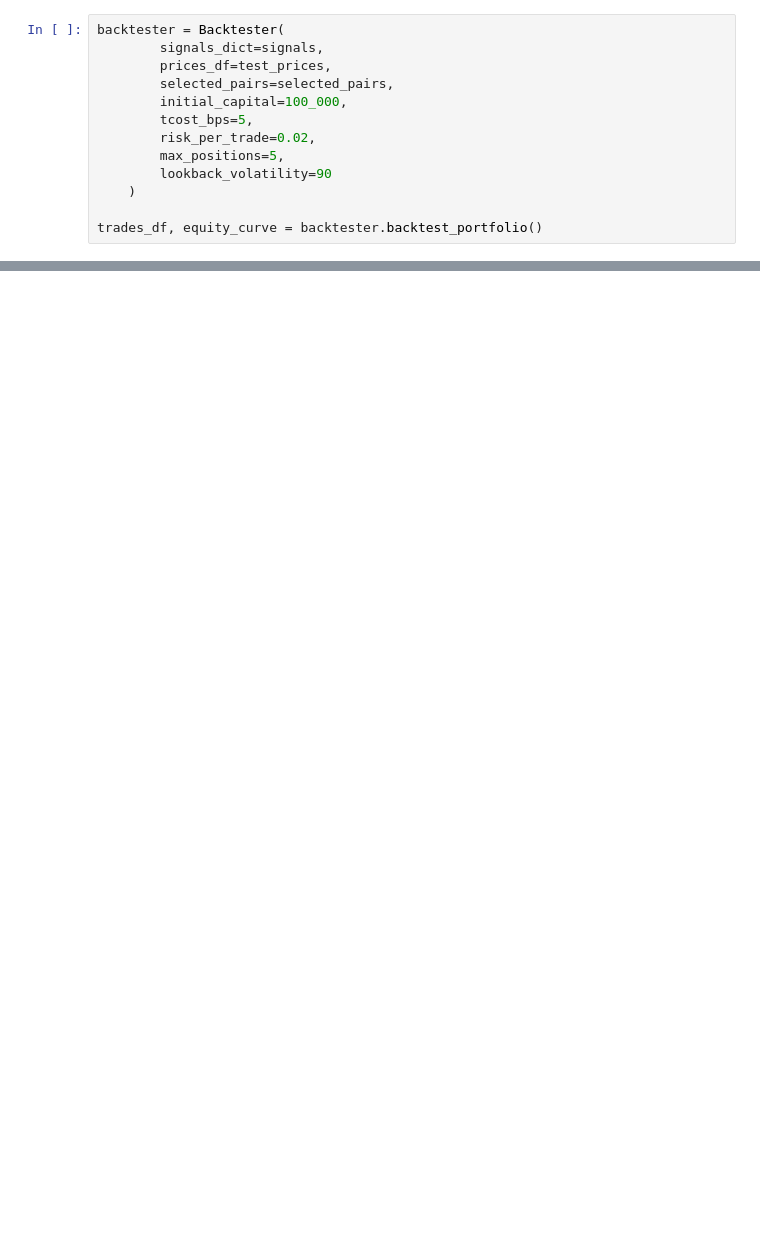
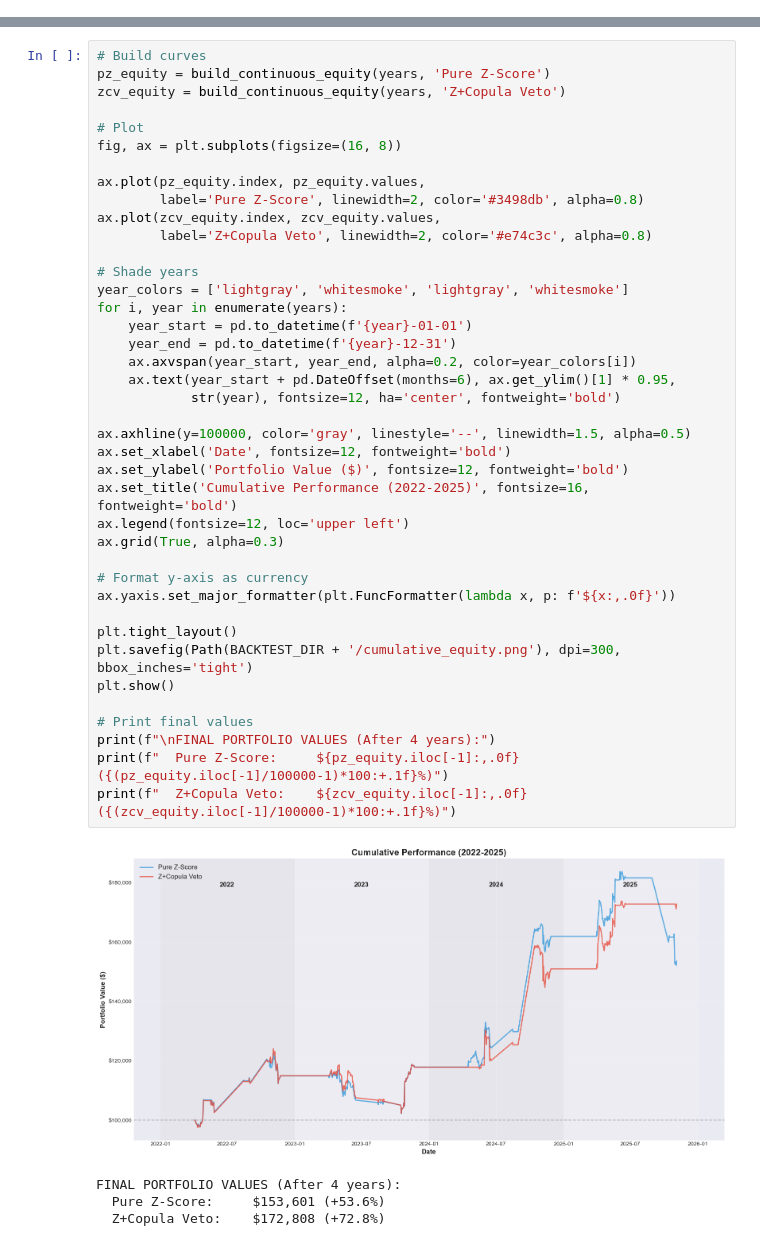
Before and after one commit to Adeleye-Emmanuel/Pairs-Trading-Statistical-Arbitrage, a Jupyter notebook: notebooks/Analysis.ipynb, the cells around one changed output, grey strips where cells are left out. Cells and saved outputs as stored; diff of their text form; blank space fills up the shorter version.

```diff
--- a/notebooks/Analysis.ipynb
+++ b/notebooks/Analysis.ipynb
@@ -451,13 +0,0 @@ Generating signals for ADBE_LIN (using Student_t)...
-# %%
-backtester = Backtester(
-        signals_dict=signals,
-        prices_df=test_prices,
-        selected_pairs=selected_pairs,
-        initial_capital=100_000,
-        tcost_bps=5,
-        risk_per_trade=0.02,
-        max_positions=5,
-        lookback_volatility=90
-    )
-
-trades_df, equity_curve = backtester.backtest_portfolio()
@@ -791,0 +302,45 @@ ANALYSIS COMPLETE
+# %%
+# Build curves
+pz_equity = build_continuous_equity(years, 'Pure Z-Score')
+zcv_equity = build_continuous_equity(years, 'Z+Copula Veto')
+
+# Plot
+fig, ax = plt.subplots(figsize=(16, 8))
+
+ax.plot(pz_equity.index, pz_equity.values,
+        label='Pure Z-Score', linewidth=2, color='#3498db', alpha=0.8)
+ax.plot(zcv_equity.index, zcv_equity.values,
+        label='Z+Copula Veto', linewidth=2, color='#e74c3c', alpha=0.8)
+
+# Shade years
+year_colors = ['lightgray', 'whitesmoke', 'lightgray', 'whitesmoke']
+for i, year in enumerate(years):
+    year_start = pd.to_datetime(f'{year}-01-01')
+    year_end = pd.to_datetime(f'{year}-12-31')
+    ax.axvspan(year_start, year_end, alpha=0.2, color=year_colors[i])
+    ax.text(year_start + pd.DateOffset(months=6), ax.get_ylim()[1] * 0.95,
+            str(year), fontsize=12, ha='center', fontweight='bold')
+
+ax.axhline(y=100000, color='gray', linestyle='--', linewidth=1.5, alpha=0.5)
+ax.set_xlabel('Date', fontsize=12, fontweight='bold')
+ax.set_ylabel('Portfolio Value ($)', fontsize=12, fontweight='bold')
+ax.set_title('Cumulative Performance (2022-2025)', fontsize=16, fontweight='bold')
+ax.legend(fontsize=12, loc='upper left')
+ax.grid(True, alpha=0.3)
+
+# Format y-axis as currency
+ax.yaxis.set_major_formatter(plt.FuncFormatter(lambda x, p: f'${x:,.0f}'))
+
+plt.tight_layout()
+plt.savefig(Path(BACKTEST_DIR + '/cumulative_equity.png'), dpi=300, bbox_inches='tight')
+plt.show()
+
+# Print final values
+print(f"\nFINAL PORTFOLIO VALUES (After 4 years):")
+print(f"  Pure Z-Score:     ${pz_equity.iloc[-1]:,.0f} ({(pz_equity.iloc[-1]/100000-1)*100:+.1f}%)")
+print(f"  Z+Copula Veto:    ${zcv_equity.iloc[-1]:,.0f} ({(zcv_equity.iloc[-1]/100000-1)*100:+.1f}%)")
+# %% [output]
+[figure, added]
+FINAL PORTFOLIO VALUES (After 4 years):
+  Pure Z-Score:     $153,601 (+53.6%)
+  Z+Copula Veto:    $172,808 (+72.8%)
```
Also changed, not shown: parts of 53 cells of this notebook, 3 other files.
